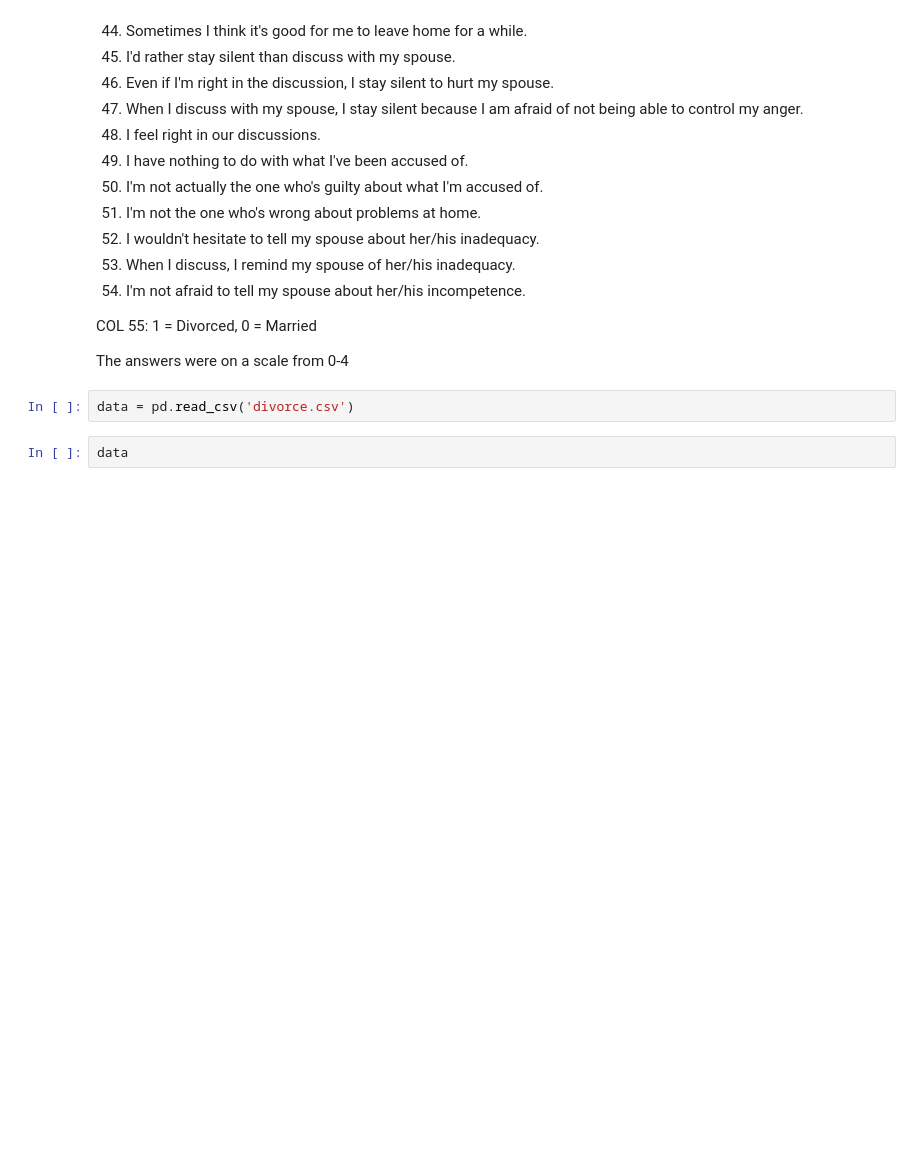
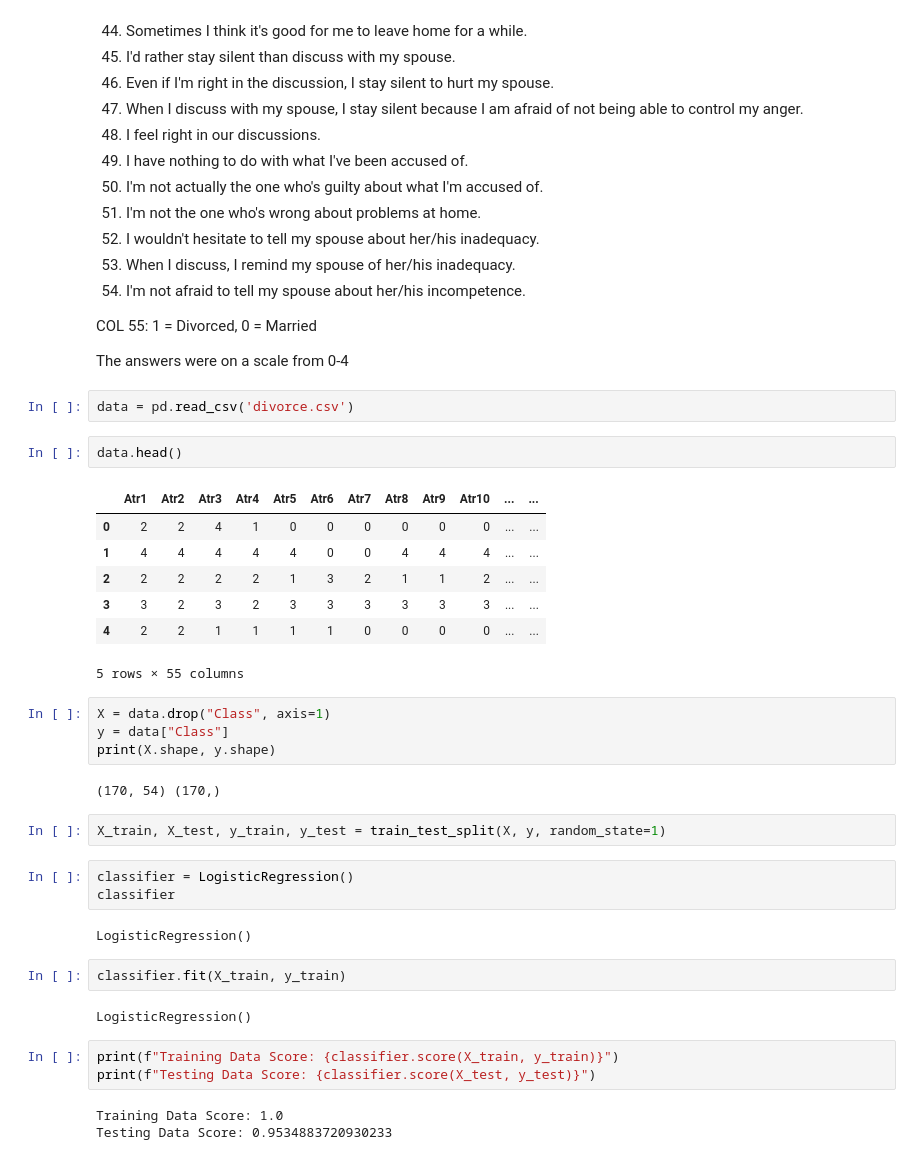
Before and after one commit to siekmeierpaul/FinalProject-Group4, a Jupyter notebook: ML Notebook Linear Regression.ipynb, the cells around one changed output. Saved outputs shown, nothing was run; the diff lists cells and outputs as text; blank space fills up the shorter version.

```diff
--- a/ML Notebook Linear Regression.ipynb
+++ b/ML Notebook Linear Regression.ipynb
@@ -69,4 +70,35 @@ The answers were on a scale from 0-4
 # %%
 data = pd.read_csv('divorce.csv')
 # %%
-data
+data.head()
+# %% [output]
+|  | Atr1 | Atr2 | Atr3 | Atr4 | Atr5 | Atr6 | Atr7 | Atr8 | Atr9 | Atr10 | ... | ... |
+| 0 | 2 | 2 | 4 | 1 | 0 | 0 | 0 | 0 | 0 | 0 | ... | ... |
+| 1 | 4 | 4 | 4 | 4 | 4 | 0 | 0 | 4 | 4 | 4 | ... | ... |
+| 2 | 2 | 2 | 2 | 2 | 1 | 3 | 2 | 1 | 1 | 2 | ... | ... |
+| 3 | 3 | 2 | 3 | 2 | 3 | 3 | 3 | 3 | 3 | 3 | ... | ... |
+| 4 | 2 | 2 | 1 | 1 | 1 | 1 | 0 | 0 | 0 | 0 | ... | ... |
+5 rows × 55 columns
+# %%
+X = data.drop("Class", axis=1)
+y = data["Class"]
+print(X.shape, y.shape)
+# %% [output]
+(170, 54) (170,)
+# %%
+X_train, X_test, y_train, y_test = train_test_split(X, y, random_state=1)
+# %%
+classifier = LogisticRegression()
+classifier
+# %% [output]
+LogisticRegression()
+# %%
+classifier.fit(X_train, y_train)
+# %% [output]
+LogisticRegression()
+# %%
+print(f"Training Data Score: {classifier.score(X_train, y_train)}")
+print(f"Testing Data Score: {classifier.score(X_test, y_test)}")
+# %% [output]
+Training Data Score: 1.0
+Testing Data Score: 0.9534883720930233
```
Also changed, not shown: parts of 27 cells of this notebook.
